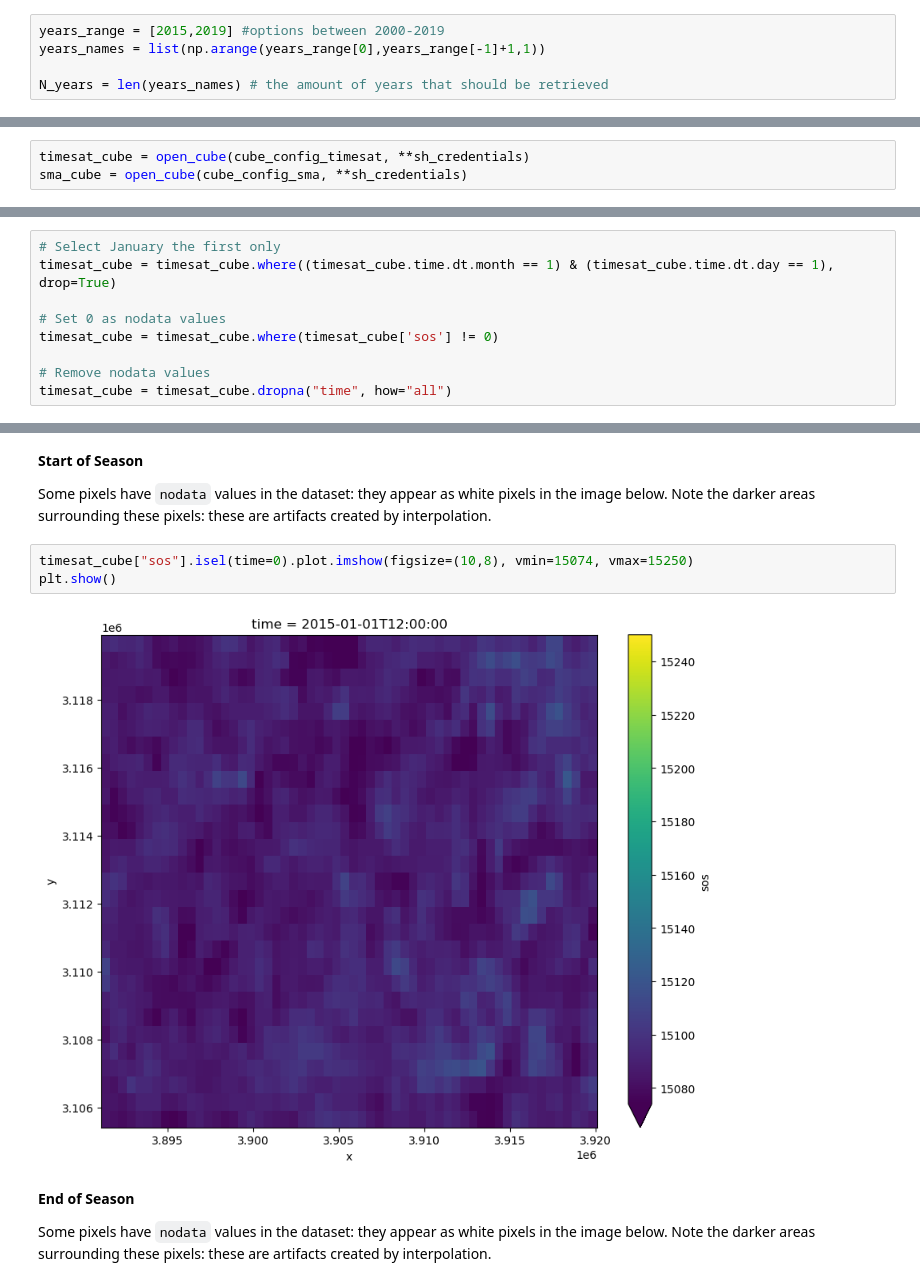
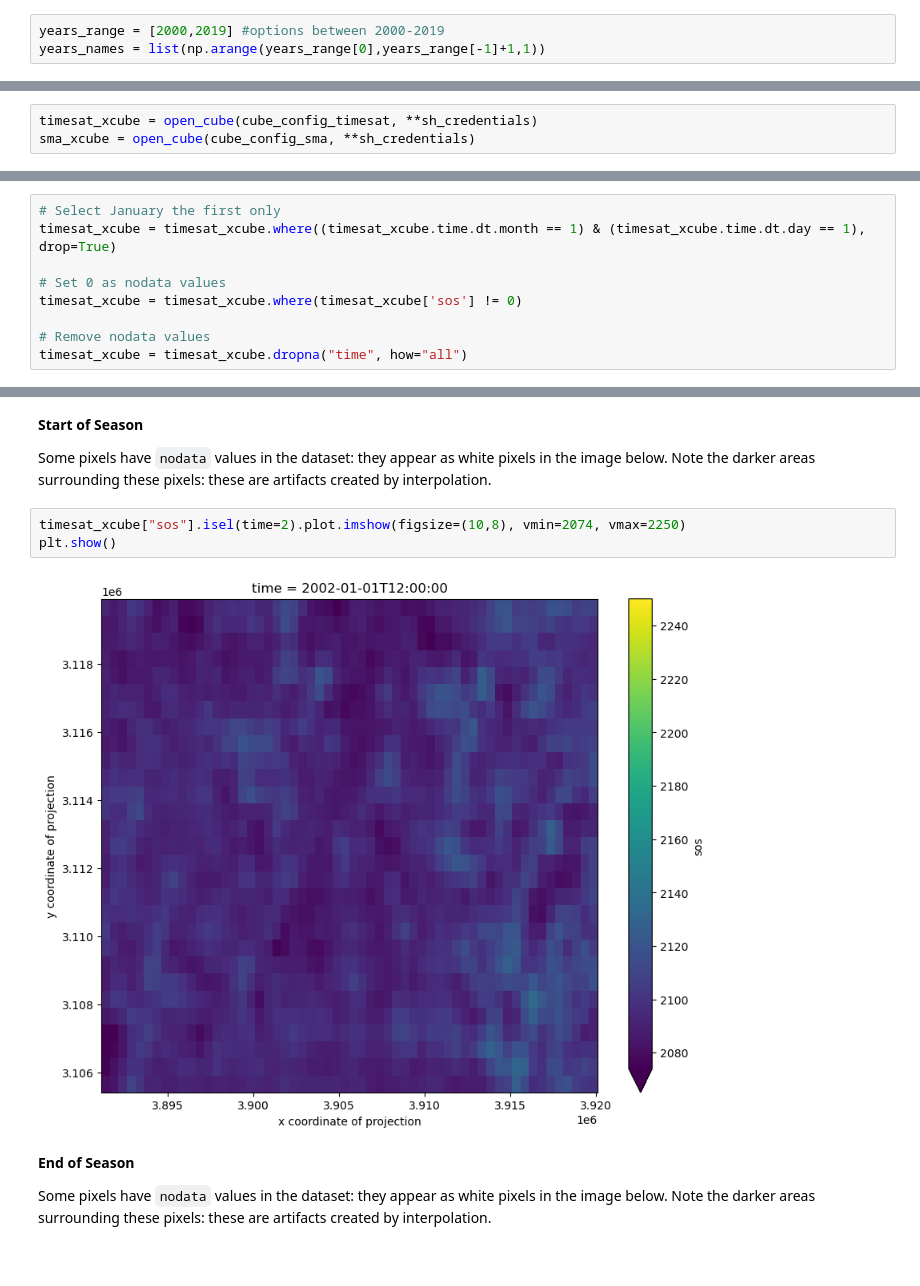
Before and after one commit to VITObelgium/HR-VPP-High-Resolution-Vegetation-Phenology-and-Productivity, a Jupyter notebook: scripts/usecases/notebooks/HR-VPP_drought_usecase.ipynb, the cells around one changed output, grey strips where cells are left out. Drawn from its saved outputs; the diff is of its cells as text.

```diff
--- a/scripts/usecases/notebooks/HR-VPP_drought_usecase.ipynb
+++ b/scripts/usecases/notebooks/HR-VPP_drought_usecase.ipynb
@@ -171,10 +171,8 @@ EEA_timesat_collection = "e541af9d-a9f4-4aba-8952-e5d2a73fcb0d"
 
 Below the user should define for which years, the cubes should be generated to perform the drought monitoring.
 # %%
-years_range = [2015,2019] #options between 2000-2019
+years_range = [2000,2019] #options between 2000-2019
 years_names = list(np.arange(years_range[0],years_range[-1]+1,1))
-
-N_years = len(years_names) # the amount of years that should be retrieved
 # %% [markdown]
 # Section 1: xcube <a id='xcube'></a>
 
@@ -234,8 +232,8 @@ cube_config_sma = CubeConfig(dataset_name='CUSTOM',
 
 Note that this step is very quick: the `xcube` doesn't fetch the data until a computation is required.
 # %%
-timesat_cube = open_cube(cube_config_timesat, **sh_credentials)
-sma_cube = open_cube(cube_config_sma, **sh_credentials)
+timesat_xcube = open_cube(cube_config_timesat, **sh_credentials)
+sma_xcube = open_cube(cube_config_sma, **sh_credentials)
 # %% [markdown]
 ### Set nodata values
 
@@ -244,13 +242,13 @@ The `1d` time_period parameter returns a band for each day in the time-range: `x
 For the Timesat cube, this step can be performed faster by preselecting the 1st January.
 # %%
 # Select January the first only
-timesat_cube = timesat_cube.where((timesat_cube.time.dt.month == 1) & (timesat_cube.time.dt.day == 1), drop=True)
+timesat_xcube = timesat_xcube.where((timesat_xcube.time.dt.month == 1) & (timesat_xcube.time.dt.day == 1), drop=True)
 
 # Set 0 as nodata values
-timesat_cube = timesat_cube.where(timesat_cube['sos'] != 0)
+timesat_xcube = timesat_xcube.where(timesat_xcube['sos'] != 0)
 
 # Remove nodata values
-timesat_cube = timesat_cube.dropna("time", how="all")
+timesat_xcube = timesat_xcube.dropna("time", how="all")
 # %% [markdown]
 For the SMA cube, the processing takes longer because the time-slices with data are distributed across the years and the nodata filter has to check every day over the 10 years.
 # %%
@@ -276,10 +274,10 @@ plt.show()
 
 Some pixels have `nodata` values in the dataset: they appear as white pixels in the image below. Note the darker areas surrounding these pixels: these are artifacts created by interpolation.
 # %%
-timesat_cube["sos"].isel(time=0).plot.imshow(figsize=(10,8), vmin=15074, vmax=15250)
+timesat_xcube["sos"].isel(time=2).plot.imshow(figsize=(10,8), vmin=2074, vmax=2250)
 plt.show()
 # %% [output]
-[figure, old version]
+[figure, new version]
 # %% [markdown]
 **End of Season**
 
```
Also changed, not shown: parts of 38 cells of this notebook.
